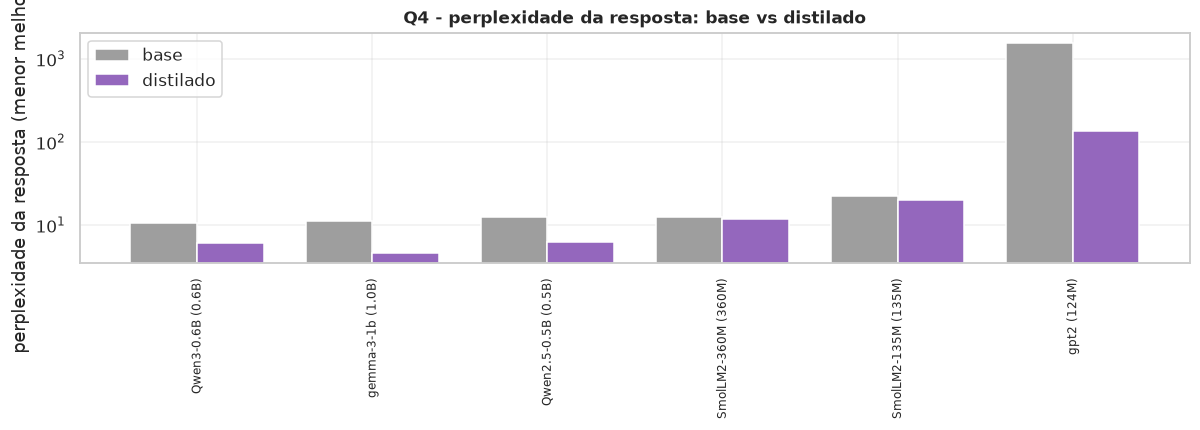
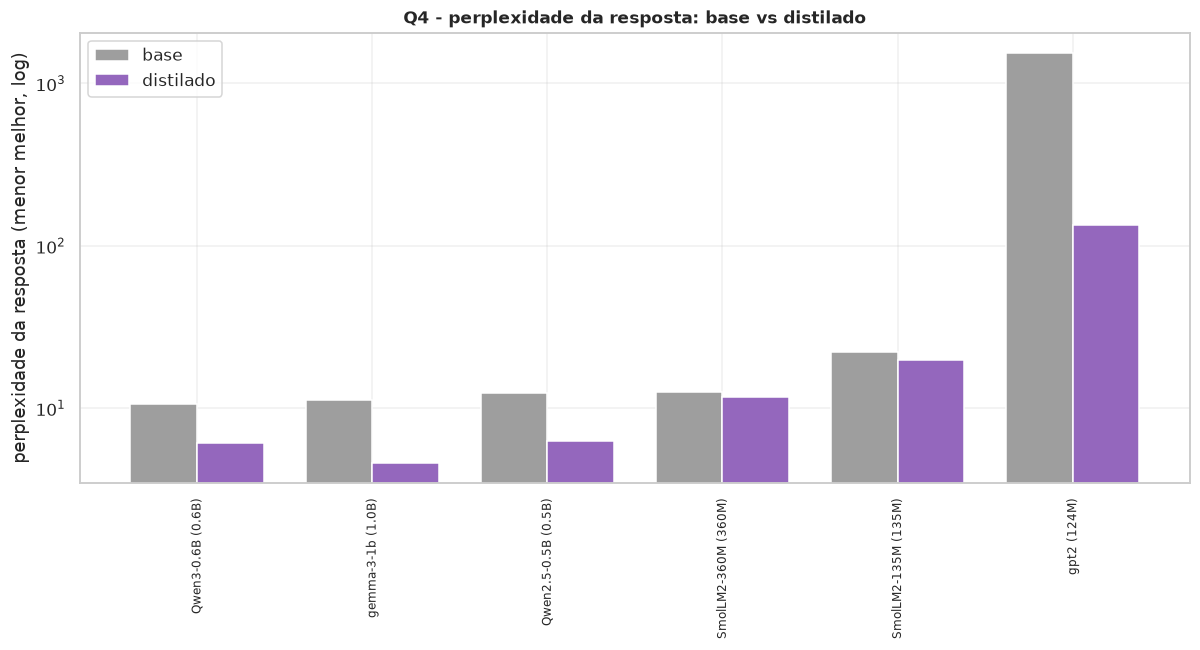
Unified diff of the notebook cell whose output changed from the first chart to the second:
--- before
+++ after
@@ -7,5 +7,5 @@
     d = d.sort_values("base_ppl")
     idx = np.arange(len(d)); w = 0.38
-    fig, ax = plt.subplots(figsize=(11, 4))
+    fig, ax = plt.subplots(figsize=(11, 6))
     ax.bar(idx - w/2, d["base_ppl"], w, label="base", color=C["base"])
     ax.bar(idx + w/2, d["distill_ppl"], w, label="distilado", color=C["distill"])

Commit: grafico